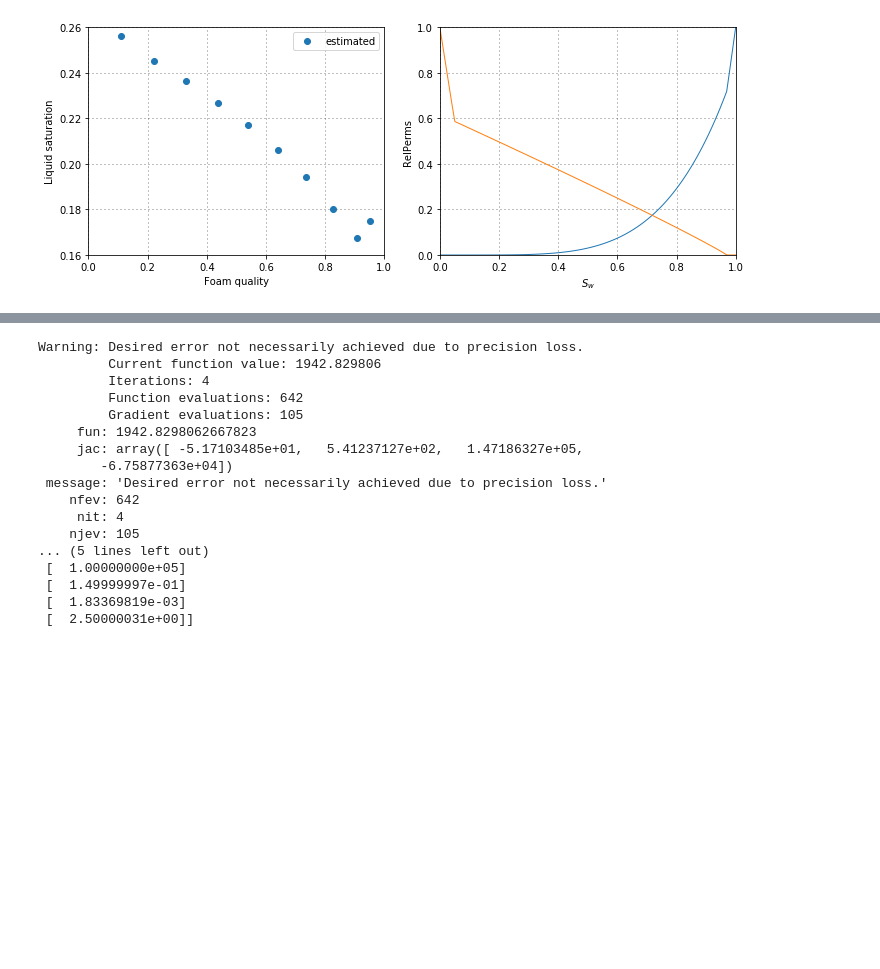
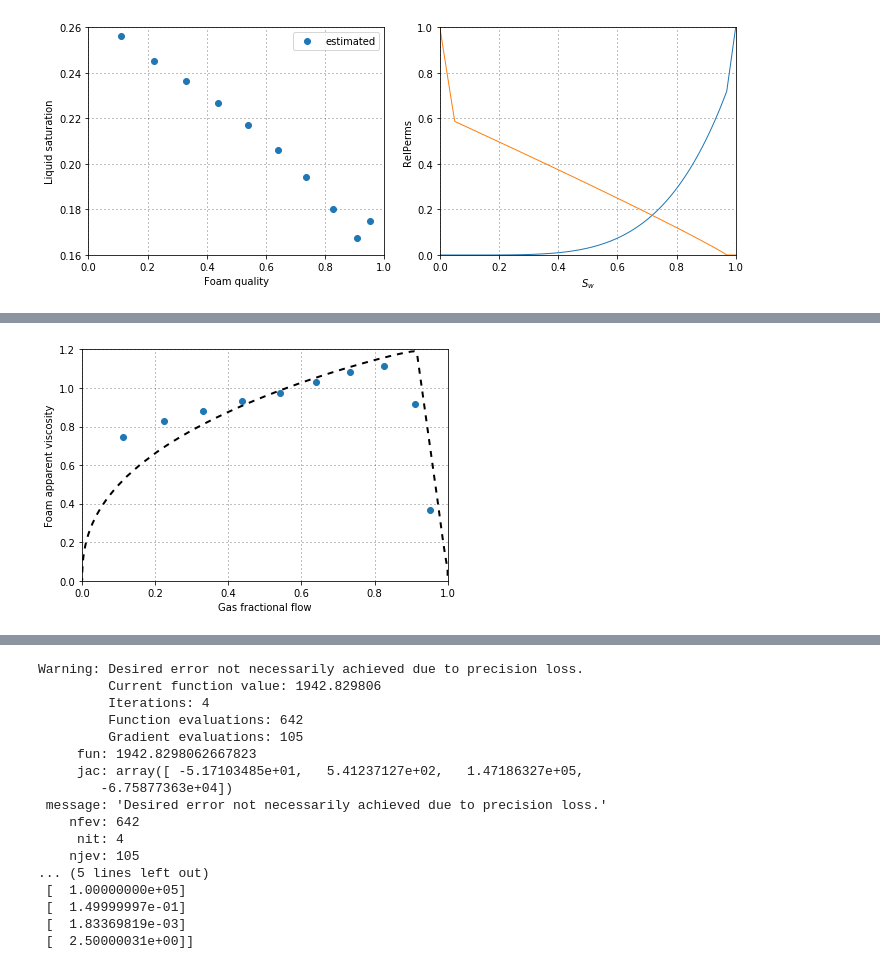
Before and after one commit to skahroba/FoamModel-ParameterFitting, a Jupyter notebook: FoamModel_ParameterFitting_fiveParam.ipynb, the cells around one changed output, grey strips where cells are left out. Saved outputs shown, nothing was run; the diff lists cells and outputs as text; code cells hidden in the pictures; blank space fills up the shorter version.

```diff
--- a/FoamModel_ParameterFitting_fiveParam.ipynb
+++ b/FoamModel_ParameterFitting_fiveParam.ipynb
@@ -121,4 +121,6 @@ def muf_mod_f2f5(s_w, f2, f5, mu_f, u_t):
 ########################################################################
 # %%
 data_file = '/Users/siavash/Rice/SurfactantConcentration/ExperimentalResults/AOSResults/data_AOS10E-1.csv'
-header = ['fg', 'dp_tot', 'dp_mid', 'std_tot', 'std_mid', 'mu_tot', 'mu_mid', 'stdmu_tot', 'stdmu_mid', 'uw', 'ug', 'ut', 'p_mid', 'mu_water']
+header = ['fg', 'dp_tot', 'dp_mid', 'std_tot', 'std_mid', 'mu_tot',
+          'mu_mid', 'stdmu_tot', 'stdmu_mid', 'uw', 'ug', 'ut', 'p_mid',
+          'mu_water']
@@ -177,18 +167,15 @@ krw0 = 0.720
 # %%
-sw_exp = np.zeros((n_data, 1))
+# sw_exp = np.zeros((n_data, 1))
 sw_plt = np.reshape(np.linspace(0.0,1.0, 100), (len(np.linspace(0.0,1.0, 100)), 1))
 
-for f in fg_exp:
-    i = np.where(fg_exp == f)
-    sw_exp[i, 0] = (1-swc-sgr)*(muw[i, 0]*(1-fg_exp[i, 0])/(krw0*muf_exp[i, 0]))**(1/nw)+swc
-
-
+sw_exp = (1-swc-sgr)*(data['mu_water']*(1-data['fg'])/(krw0*data['mu_tot']))**(1/nw)+swc
+sw_exp = np.reshape(sw_exp,(len(sw_exp),1))
 krg_plt = krg(sw_plt)
 krw_plt = krw(sw_plt)
 
 plt.figure(1, figsize=[10,4])
 plt.subplot(1,2,1)
-plt.plot(fg_exp, sw_exp, "o")
+plt.plot(data['fg'], sw_exp, "o")
 plt.xlabel("Foam quality")
 plt.ylabel("Liquid saturation")
 plt.legend(["estimated"])
@@ -337,0 +346,72 @@ Fitting parameters from Boeije-Rossen method:
+# %%
+# Least square
+labdaw = krw(sw_exp)/np.reshape(data['mu_water'],(len(data['mu_water']), 1))                                                 # water mobility
+labdag = krg(sw_exp)/np.reshape(data['mu_gas'],(len(data['mu_water']), 1))
+
+w = np.ones((np.size(sw_exp), 1))
+w[transition['trans_ind'].iloc[0]-4:transition['trans_ind'].iloc[0]] = 1e7
+w[transition['trans_ind'].iloc[0]+1:transition['trans_ind'].iloc[0]+2] = 5e2
+
+muf_exp = np.reshape(data['mu_tot'],(len(data['mu_tot']),1))
+u = np.reshape(data['ut'],(len(data['ut']),1))
+
+def misfit(x):
+    return sum(w*(1.0-(1.0/(labdaw+labdag/(1.0+x[0]*(0.5+np.arctan(x[1]*(sw_exp-x[2]))/np.pi)*
+                                           (x[3]/(u*muf_exp/sigma_wg))**x[4])))/muf_exp)**2)
+
+x0 = np.array([1e4, 1e4, 0.15, 0.001, 1.5])
+bound = ([10,10,swc,1e-4,1] , [1e8,1e5,sw_trans,1e-2,4])
+
+es = optimize.least_squares(misfit, x0,
+                       bounds=bound)
+
+foam_param = np.zeros((5, 0))
+foam_param = es.x
+foam_param = np.reshape(foam_param, (len(foam_param), 1))
+
+sw_val1 = np.append(np.linspace(0.0, np.min(sw_exp), 100),
+                     np.linspace(np.min(sw_exp)+np.finfo(float).eps, np.max(sw_exp), 100))
+sw_val = np.append(sw_val1, np.linspace(np.max(sw_exp) + np.finfo(float).eps, 1.0, 100))
+
+n1 = np.size(sw_val)
+muf_opt = np.zeros((n1, 1))
+u_min = np.min(data['ut'])
+u_max = np.max(data['ut'])
+u_ave = float(np.mean(data['ut']))
+
+F22 = [foam_param[0, 0], foam_param[1, 0], foam_param[2, 0]]
+F52 = [foam_param[3, 0], foam_param[4, 0]]
+
+for i in range(0, n1):
+    sw_p = float(sw_val[i])
+
+    def fmu2(x):
+        return float(x - muf_mod_f2f5(sw_p, F22, F52, x, u_ave))
+
+    sol = optimize.root(fmu2, 0.9)
+    muf_opt[i, 0] = sol.x
+
+
+fg_opt = fg_mod_f2f5(sw_val, F22, F52, muf_opt, u_ave)
+muf_mod_opt = muf_mod_f2f5(sw_val, F22, F52, muf_opt, u_ave)
+
+plt.figure(3)
+plt.plot(fg_opt, muf_mod_opt, "k--", linewidth=2)
+plt.plot(data['fg'], data['mu_tot'], "o")
+plt.ylabel("Foam apparent viscosity")
+plt.xlabel("Gas fractional flow")
+plt.grid()
+plt.tight_layout()
+
+plt.show()
+
+param_ls = pd.DataFrame(np.nan,np.arange(1),columns = ['fmmob','epdry','fmdry','fmcap','epcap'])
+param_ls['fmmob'] = foam_param[0, 0]
+param_ls['epdry'] = foam_param[1, 0]
+param_ls['fmdry'] = foam_param[2, 0]
+param_ls['fmcap'] = foam_param[3, 0]
+param_ls['epcap'] = foam_param[4, 0]
+
+print(param_ls)
+# %% [output]
+[figure, added]
```
Also changed, not shown: parts of 9 cells of this notebook.
